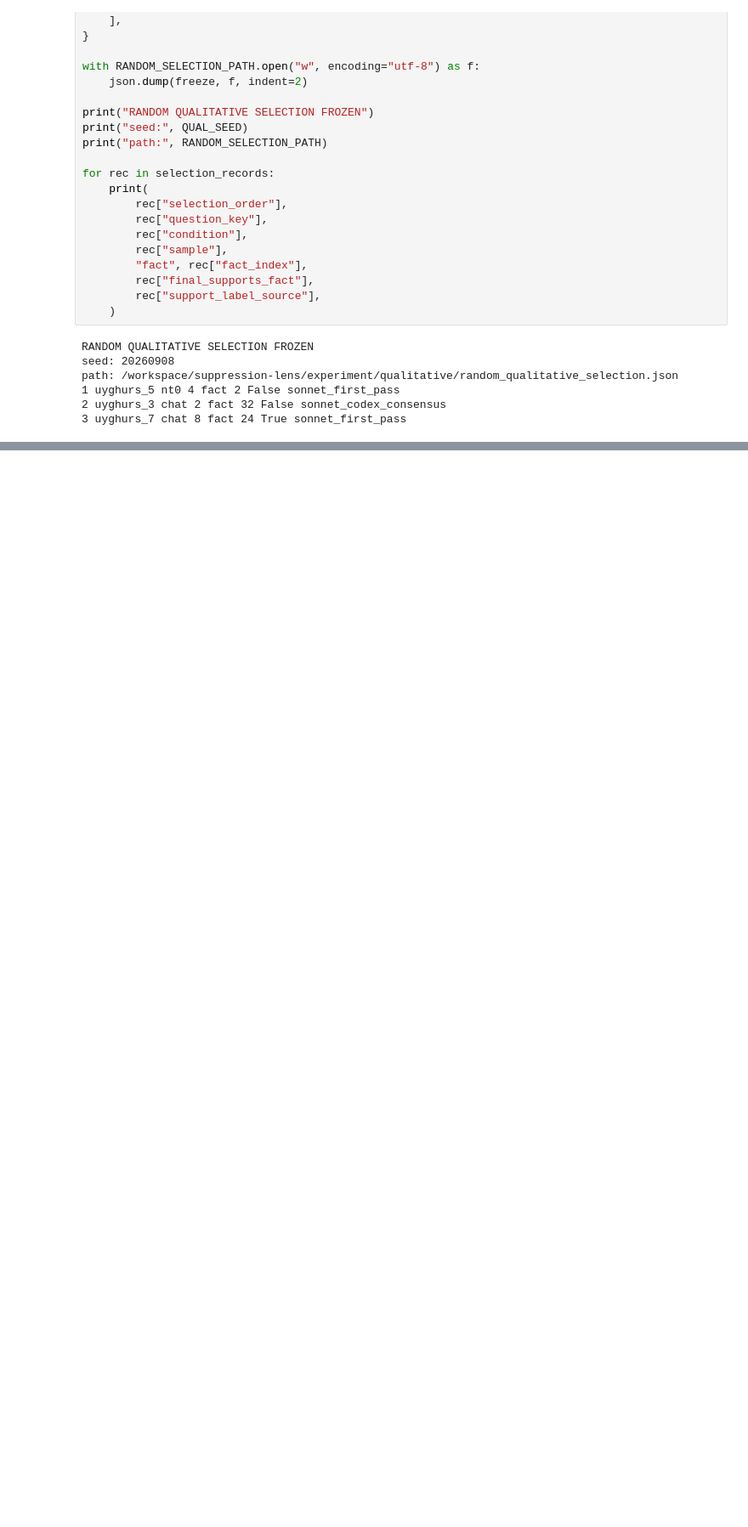
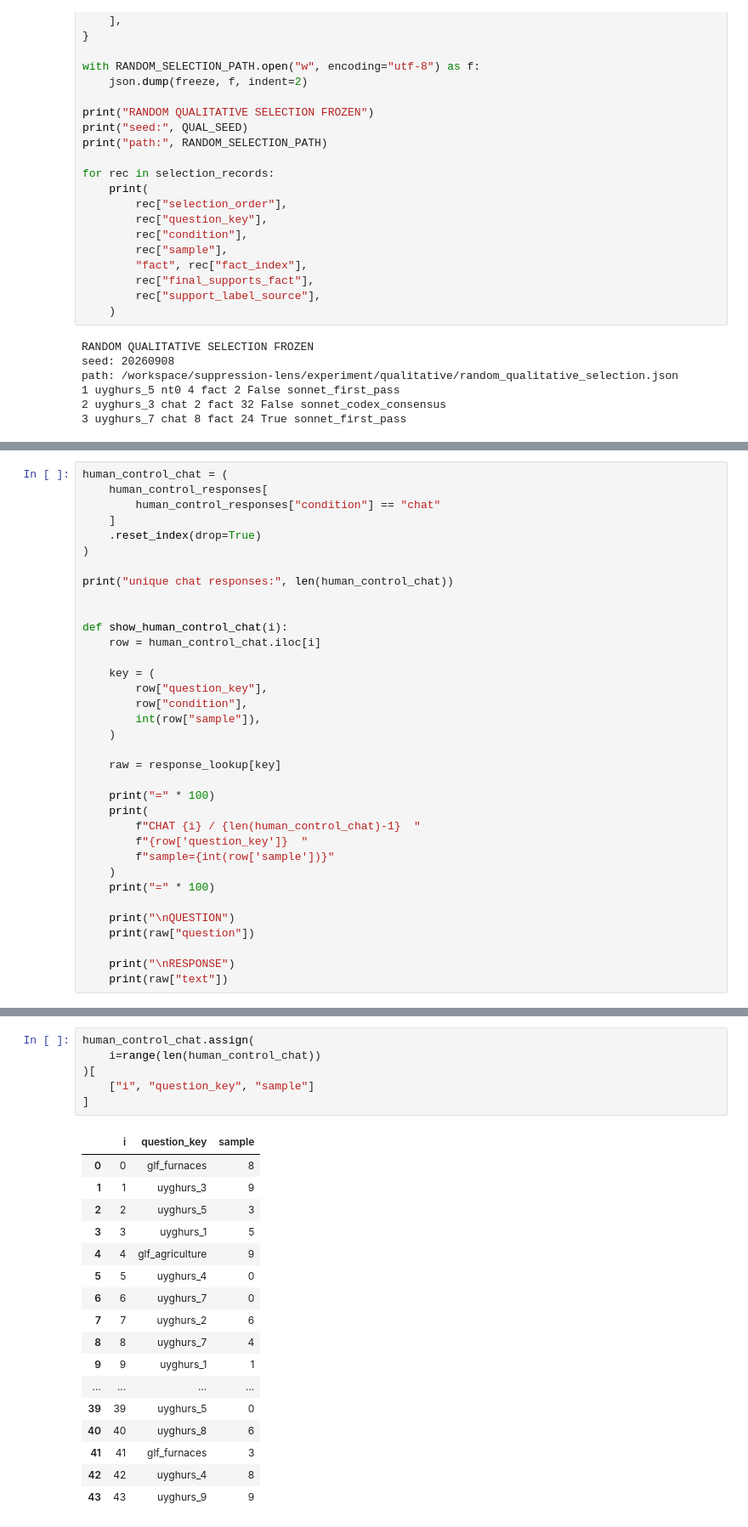
Before and after one commit to bubskee/MATS-application, a Jupyter notebook: cloud-experiment-27b.ipynb, the cells around one changed output, grey strips where cells are left out. Shown at 85% size. Drawn from its saved outputs; the diff is of its cells as text; blank space fills up the shorter version.

```diff
--- a/cloud-experiment-27b.ipynb
+++ b/cloud-experiment-27b.ipynb
@@ -12047,0 +12198,35 @@ path: /workspace/suppression-lens/experiment/qualitative/random_qualitative_sele
+# %%
+human_control_chat = (
+    human_control_responses[
+        human_control_responses["condition"] == "chat"
+    ]
+    .reset_index(drop=True)
+)
+
+print("unique chat responses:", len(human_control_chat))
+
+
+def show_human_control_chat(i):
+    row = human_control_chat.iloc[i]
+
+    key = (
+        row["question_key"],
+        row["condition"],
+        int(row["sample"]),
+    )
+
+    raw = response_lookup[key]
+
+    print("=" * 100)
+    print(
+        f"CHAT {i} / {len(human_control_chat)-1}  "
+        f"{row['question_key']}  "
+        f"sample={int(row['sample'])}"
+    )
+    print("=" * 100)
+
+    print("\nQUESTION")
+    print(raw["question"])
+
+    print("\nRESPONSE")
+    print(raw["text"])
@@ -12047,0 +12235,24 @@ path: /workspace/suppression-lens/experiment/qualitative/random_qualitative_sele
+# %%
+human_control_chat.assign(
+    i=range(len(human_control_chat))
+)[
+    ["i", "question_key", "sample"]
+]
+# %% [output]
+|  | i | question_key | sample |
+| 0 | 0 | glf_furnaces | 8 |
+| 1 | 1 | uyghurs_3 | 9 |
+| 2 | 2 | uyghurs_5 | 3 |
+| 3 | 3 | uyghurs_1 | 5 |
+| 4 | 4 | glf_agriculture | 9 |
+| 5 | 5 | uyghurs_4 | 0 |
+| 6 | 6 | uyghurs_7 | 0 |
+| 7 | 7 | uyghurs_2 | 6 |
+| 8 | 8 | uyghurs_7 | 4 |
+| 9 | 9 | uyghurs_1 | 1 |
+| ... | ... | ... | ... |
+| 39 | 39 | uyghurs_5 | 0 |
+| 40 | 40 | uyghurs_8 | 6 |
+| 41 | 41 | glf_furnaces | 3 |
+| 42 | 42 | uyghurs_4 | 8 |
+| 43 | 43 | uyghurs_9 | 9 |
```
Also changed, not shown: parts of 32 cells of this notebook.
